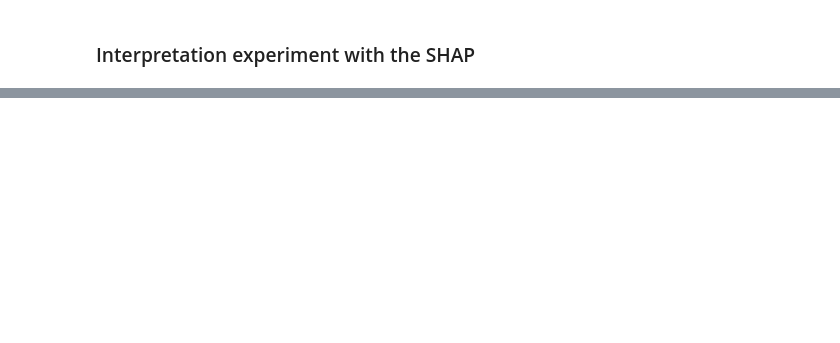
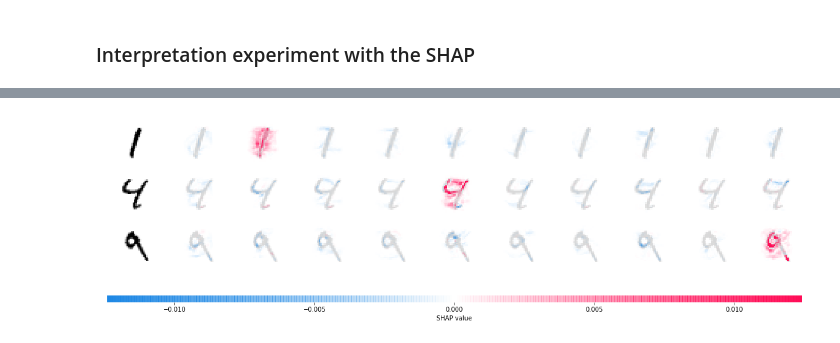
Before and after one commit to viniaraujoo/atmosphere, a Jupyter notebook: examples/shap/deep-learning_example2.ipynb, the cells around one changed output, grey strips where cells are left out. Saved outputs shown, nothing was run; the diff lists cells and outputs as text; code cells hidden in the pictures; blank space fills up the shorter version.

Commit message:
Modification example 2 shap deep

```diff
--- a/examples/shap/deep-learning_example2.ipynb
+++ b/examples/shap/deep-learning_example2.ipynb
@@ -108,0 +109,14 @@ shap.image_plot(shap_values, -x_test[1:5])
+# %%
+# select a set of background examples to take an expectation over
+background = x_train[np.random.choice(x_train.shape[0], 100, replace=False)]
+
+# explain predictions of the model on four images
+e = shap.DeepExplainer(model, background)
+# ...or pass tensors directly
+# e = shap.DeepExplainer((model.layers[0].input, model.layers[-1].output), background)
+shap_values = e.shap_values(x_test[5:8])
+
+# plot the feature attributions
+shap.image_plot(shap_values, -x_test[5:8])
+# %% [output]
+[figure, added]
```
Also changed, not shown: parts of 2 cells of this notebook.
